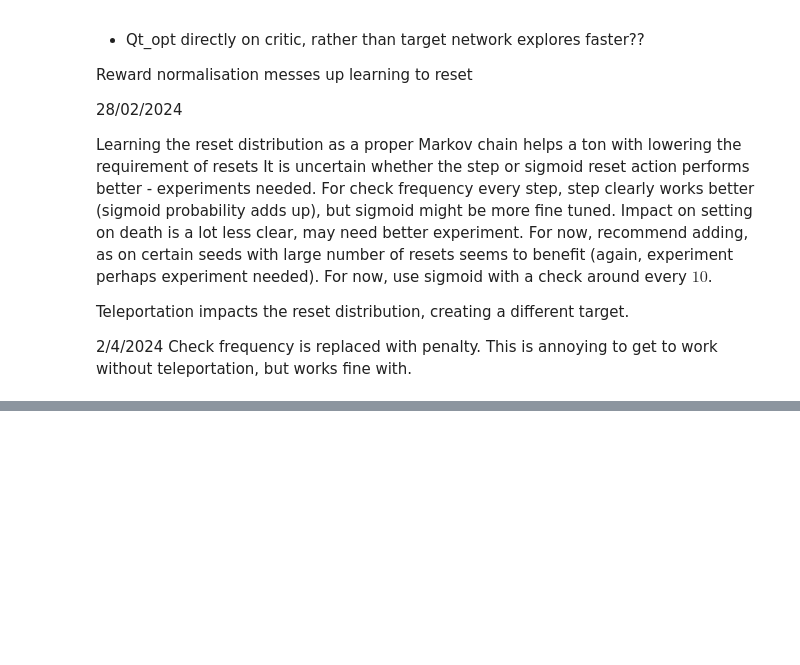
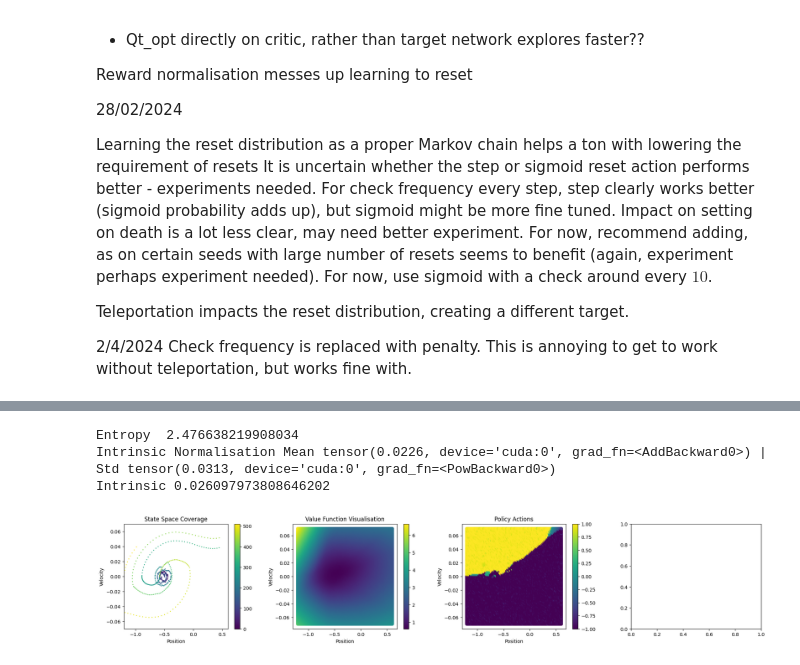
Before and after one commit to MarkHaoxiang/kitten, a Jupyter notebook: cats.ipynb, the cells around one changed output, grey strips where cells are left out. Saved outputs shown, nothing was run; the diff lists cells and outputs as text; code cells hidden in the pictures; blank space fills up the shorter version.

```diff
--- a/cats.ipynb
+++ b/cats.ipynb
@@ -109,0 +102,28 @@ print("Intrinsic", evaluate_rnd(experiment))
+# %%
+with initialize(version_base=None, config_path="cats/config"):
+    cfg = compose(
+        config_name="defaults.yaml",
+        overrides=[
+            "seed=3",
+            "cats.teleport.enable=false",
+            "train.total_frames=256"
+        ]
+    )
+
+experiment = run(cfg)
+
+N_ROWS, N_COL = 1, 4
+fig, axs = plt.subplots(N_ROWS, N_COL)
+fig.set_size_inches(N_COL * 6, N_ROWS * 4)
+fig.subplots_adjust(wspace=0.3)
+visualise_memory(experiment, fig, axs[0])
+visualise_experiment_value_estimate(experiment, fig, axs[1], axs[2])
+#visualise_teleport_targets(experiment, fig, axs[3])
+print("Entropy ", entropy_memory(experiment.memory.rb))
+print("Intrinsic Normalisation", experiment.intrinsic._reward_normalisation.__str__())
+print("Intrinsic", evaluate_rnd(experiment))
+# %% [output]
+Entropy  2.476638219908034
+Intrinsic Normalisation Mean tensor(0.0226, device='cuda:0', grad_fn=<AddBackward0>) | Std tensor(0.0313, device='cuda:0', grad_fn=<PowBackward0>)
+Intrinsic 0.026097973808646202
+[figure, added]
```
Also changed, not shown: parts of 2 cells of this notebook, 8 other files.
